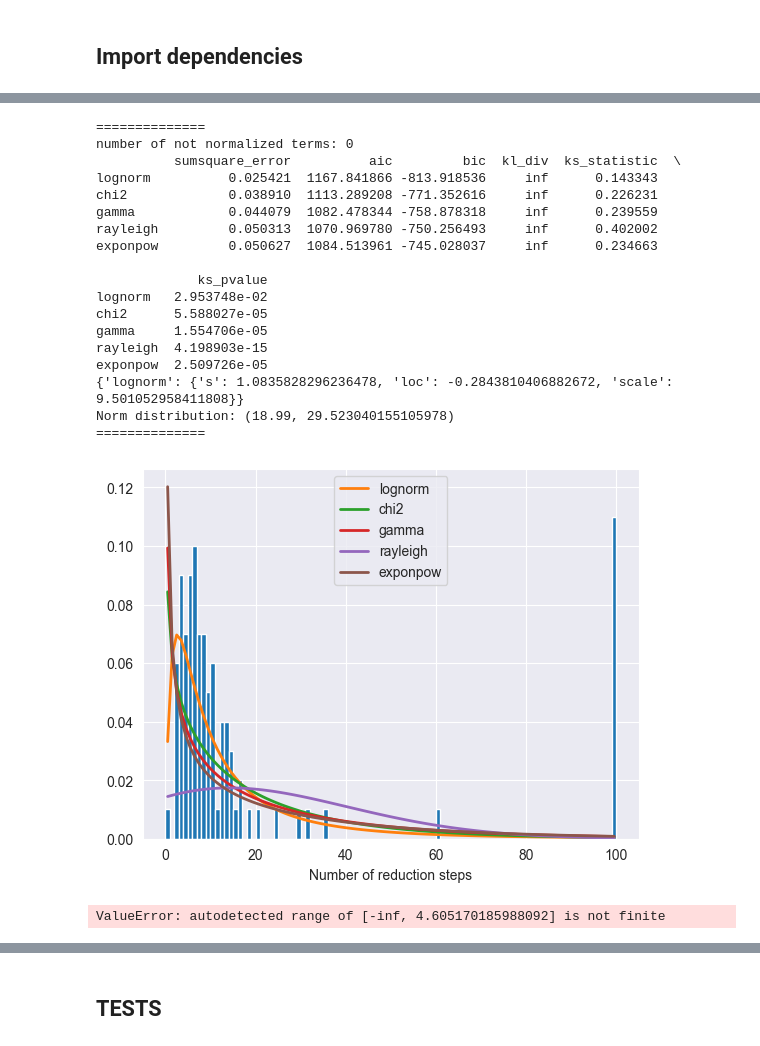
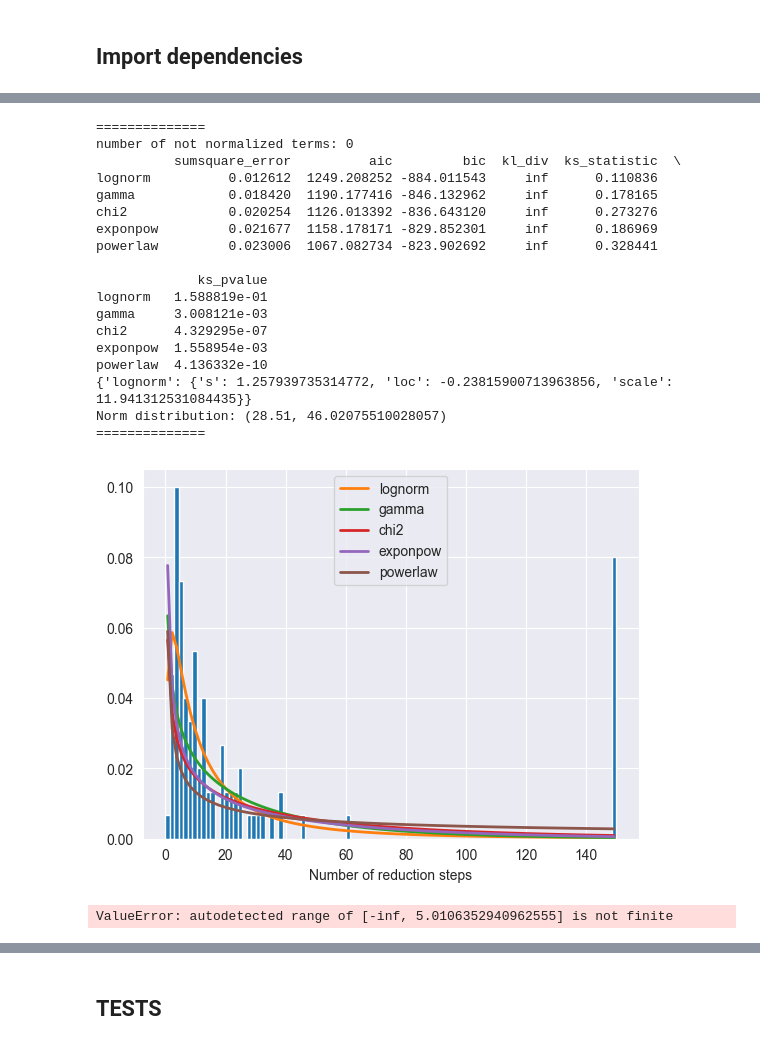
Before and after one commit to alex-deineha/pure-calculus, a Jupyter notebook: src/tests_2/pure_calculus_vs_greedy.ipynb, the cells around one changed output, grey strips where cells are left out. Cells and saved outputs as stored; diff of their text form; code cells hidden in the pictures.

```diff
--- a/src/tests_2/pure_calculus_vs_greedy.ipynb
+++ b/src/tests_2/pure_calculus_vs_greedy.ipynb
@@ -82,6 +82,6 @@ max cound RI: inf
 max cound Rand: inf
 # %%
-max_count_steps_rlenv = 100
+max_count_steps_rlenv = 150
 strategies_env = [LeftmostOutermostStrategy(),
                   RightmostOutermostStrategy()]
 
@@ -216,26 +145,26 @@ ValueError: autodetected range of [-inf, 4.605170185988092] is not finite
 # %%
-draw_hist_(rewards_e_greedy)
+draw_hist(rewards_e_greedy)
 # %% [output]
 ==============
 number of not normalized terms: 0
           sumsquare_error          aic         bic  kl_div  ks_statistic  \
-lognorm          0.025421  1167.841866 -813.918536     inf      0.143343
-chi2             0.038910  1113.289208 -771.352616     inf      0.226231
-gamma            0.044079  1082.478344 -758.878318     inf      0.239559
-rayleigh         0.050313  1070.969780 -750.256493     inf      0.402002
-exponpow         0.050627  1084.513961 -745.028037     inf      0.234663
+lognorm          0.012612  1249.208252 -884.011543     inf      0.110836
+gamma            0.018420  1190.177416 -846.132962     inf      0.178165
+chi2             0.020254  1126.013392 -836.643120     inf      0.273276
+exponpow         0.021677  1158.178171 -829.852301     inf      0.186969
+powerlaw         0.023006  1067.082734 -823.902692     inf      0.328441
 
              ks_pvalue
-lognorm   2.953748e-02
-chi2      5.588027e-05
-gamma     1.554706e-05
-rayleigh  4.198903e-15
-exponpow  2.509726e-05
-{'lognorm': {'s': 1.0835828296236478, 'loc': -0.2843810406882672, 'scale': 9.501052958411808}}
-Norm distribution: (18.99, 29.523040155105978)
+lognorm   1.588819e-01
+gamma     3.008121e-03
+chi2      4.329295e-07
+exponpow  1.558954e-03
+powerlaw  4.136332e-10
+{'lognorm': {'s': 1.257939735314772, 'loc': -0.23815900713963856, 'scale': 11.941312531084435}}
+Norm distribution: (28.51, 46.02075510028057)
 ==============
-[figure, old version]
+[figure, new version]
-ValueError: autodetected range of [-inf, 4.605170185988092] is not finite
+ValueError: autodetected range of [-inf, 5.0106352940962555] is not finite
 # %%
 draw_hist(stepsLO)
 draw_hist(stepsRI)
```
Also changed, not shown: parts of 19 cells of this notebook, 1 other file.
